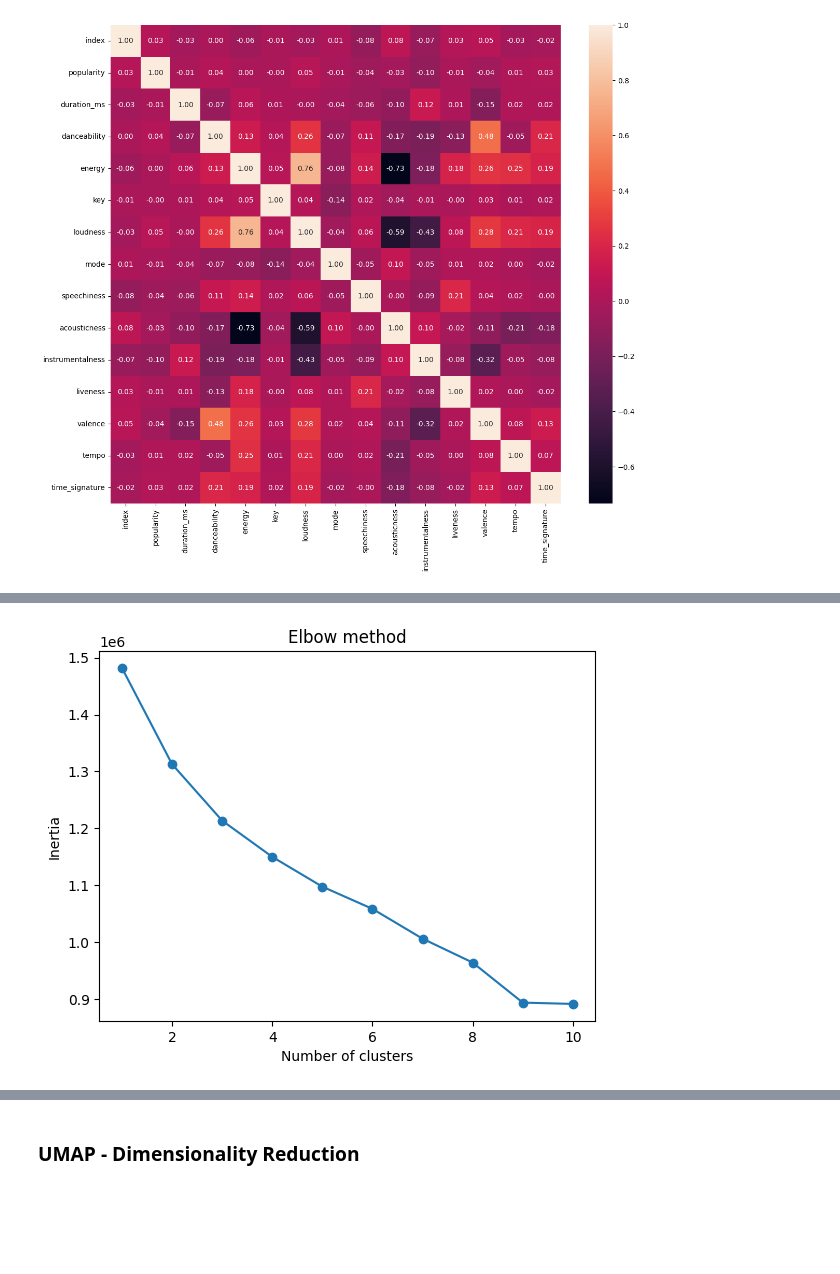
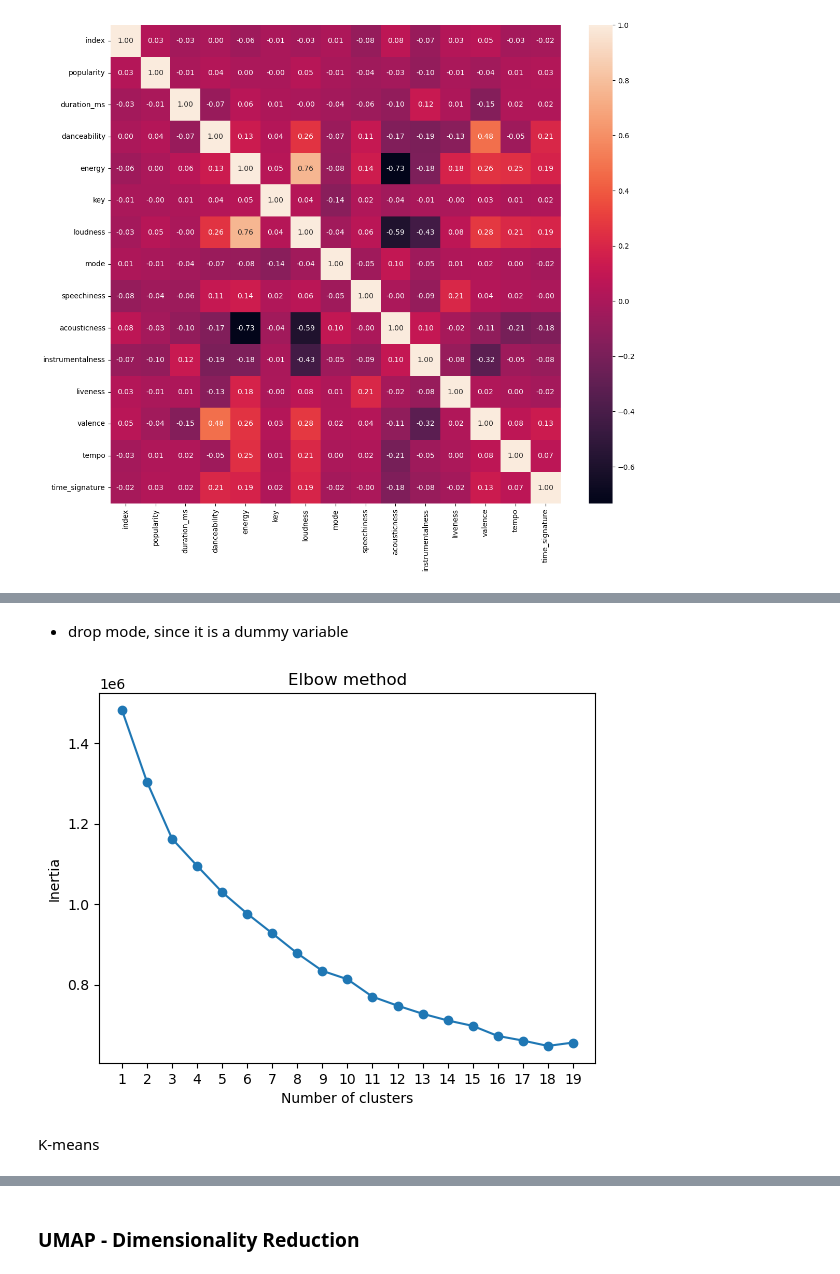
Before and after one commit to iinesclaro/ml2_projects, a Jupyter notebook: spotify_tracks_main.ipynb, the cells around one changed output, grey strips where cells are left out. Cells and saved outputs as stored; diff of their text form; code cells hidden in the pictures; blank space fills up the shorter version.

```diff
--- a/spotify_tracks_main.ipynb
+++ b/spotify_tracks_main.ipynb
@@ -179,7 +172,7 @@ plt.show()
 # %% [output]
 [figure]
 # %%
-spotify_clustering = num_features.drop(columns=['index', 'energy'])
+spotify_clustering = num_features.drop(columns=['index', 'loudness', 'valence'])
 
 plt.figure(figsize=(8, 6))
 plt.boxplot(spotify_clustering)
@@ -197,0 +199,3 @@ plt.show()
+# %%
+spotify_clustering['log_duration_ms'] = np.log(spotify_clustering['duration_ms'])
+spotify_clustering['log_speechiness'] = np.log1p(spotify_clustering['speechiness'])
@@ -198 +248,5 @@ plt.show()
+# %% [markdown]
+- drop mode, since it is a dummy variable
+# %%
+spotify_clustering.drop(columns=['mode'], inplace=True)
 # %%
@@ -199,17 +255,22 @@ plt.show()
 scaler = StandardScaler()
 spotify_clustering_scaled = scaler.fit_transform(spotify_clustering)
 # %%
+from sklearn.cluster import KMeans
+
 inertias = []
 
-for i in range(1,11):
+for i in range(1,20):
     kmeans = KMeans(n_clusters=i)
     kmeans.fit(spotify_clustering_scaled)
     inertias.append(kmeans.inertia_)
 
-plt.plot(range(1,11), inertias, marker='o')
+plt.plot(range(1,20), inertias, marker='o')
 plt.title('Elbow method')
+plt.xticks(range(1,20))
 plt.xlabel('Number of clusters')
 plt.ylabel('Inertia')
 plt.show()
 # %% [output]
-[figure, old version]
+[figure, new version]
+# %% [markdown]
+K-means
```
Also changed, not shown: parts of 17 cells of this notebook.
